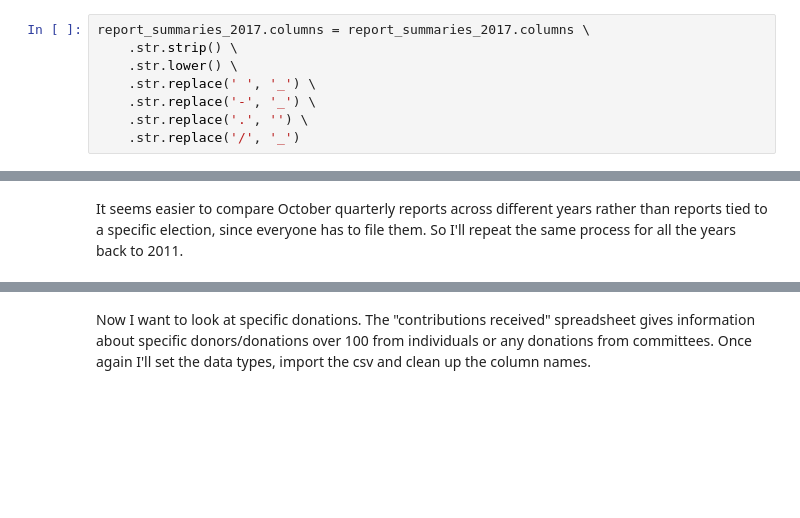
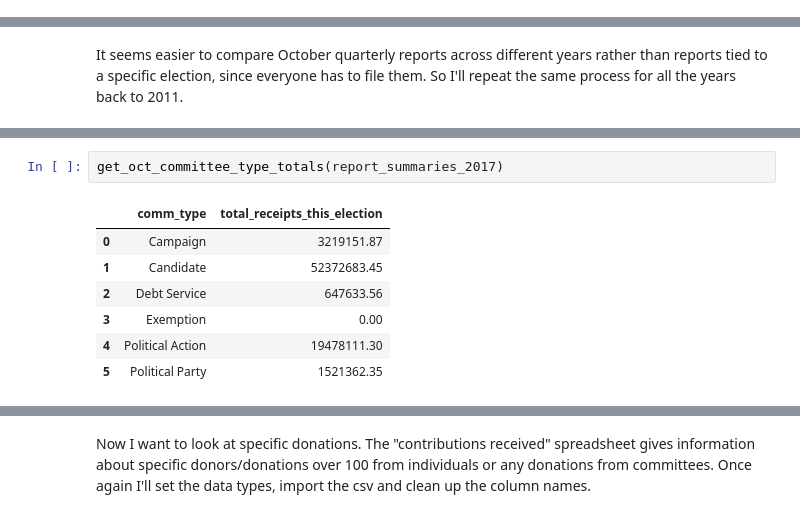
Before and after one commit to mariabenev/final-project, a Jupyter notebook: final_project.dec.ipynb, the cells around one changed output, grey strips where cells are left out. Drawn from its saved outputs; the diff is of its cells as text; blank space fills up the shorter version.

```diff
--- a/final_project.dec.ipynb
+++ b/final_project.dec.ipynb
@@ -304,10 +217,2 @@ Name: mecid, Length: 967, dtype: Int64
 # %%
 report_summaries_2017 = pd.read_csv("data/report-summaries/2017/11_1_2020.csv", dtype=report_summary_data_types)
-# %%
-report_summaries_2017.columns = report_summaries_2017.columns \
-    .str.strip() \
-    .str.lower() \
-    .str.replace(' ', '_') \
-    .str.replace('-', '_') \
-    .str.replace('.', '') \
-    .str.replace('/', '_')
@@ -782,0 +394,10 @@ oct_report_by_mecid_2011.total_receipts_this_election.sum()
+# %%
+get_oct_committee_type_totals(report_summaries_2017)
+# %% [output]
+|  | comm_type | total_receipts_this_election |
+| 0 | Campaign | 3219151.87 |
+| 1 | Candidate | 52372683.45 |
+| 2 | Debt Service | 647633.56 |
+| 3 | Exemption | 0.00 |
+| 4 | Political Action | 19478111.30 |
+| 5 | Political Party | 1521362.35 |
```
Also changed, not shown: parts of 140 cells of this notebook.
